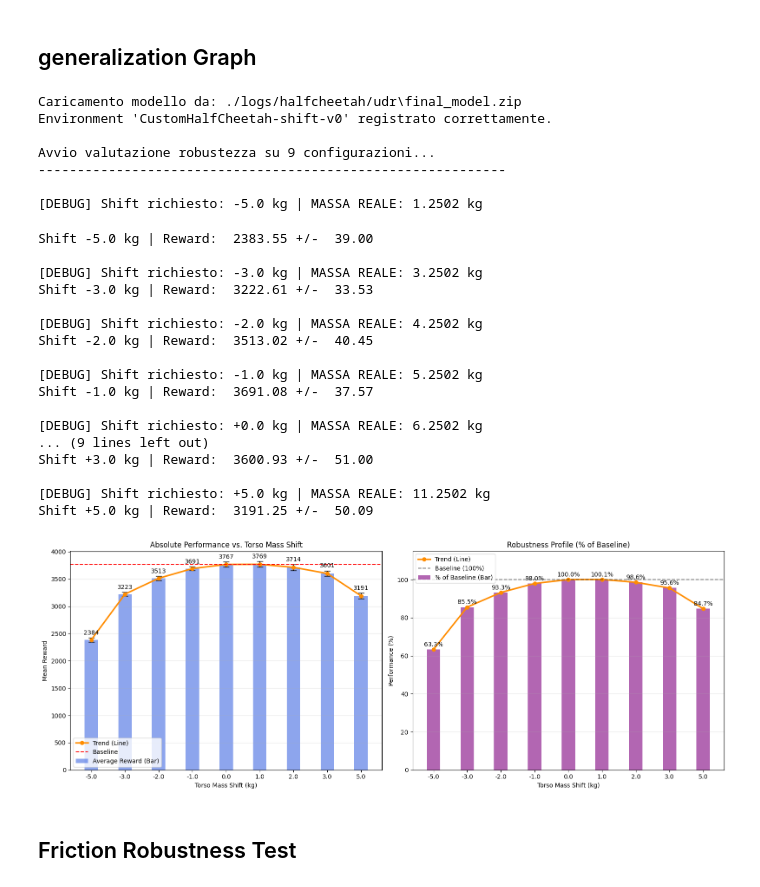
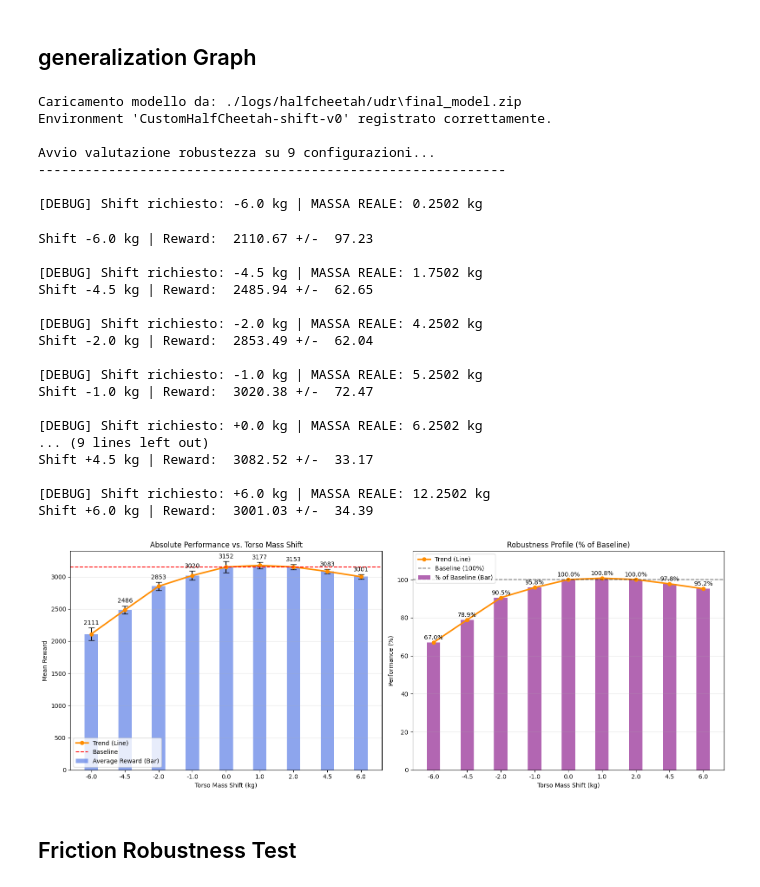
Before and after one commit to alessandro-benvenuti/doraemon-sim2real, a Jupyter notebook: notebooks/halfcheetah_experiments.ipynb, the cells around one changed output. Cells and saved outputs as stored; diff of their text form; code cells hidden in the pictures.

```diff
--- a/notebooks/halfcheetah_experiments.ipynb
+++ b/notebooks/halfcheetah_experiments.ipynb
@@ -203,7 +187,7 @@ except:
     pass
 
 # --- 4. CONFIGURAZIONE VALUTAZIONE ---
-mass_shifts = [-5.0, -3.0, -2.0, -1.0, 0.0, 1.0, 2.0, 3.0, 5.0]
+mass_shifts = [-6.0, -4.5, -2.0, -1.0, 0.0, 1.0, 2.0, 4.5, 6.0]
 n_eval_episodes = 20
 results_mean = []
 results_std = []
@@ -303,43 +287,43 @@ ax2.axhline(y=100.0, color='black', linestyle='--', alpha=0.5, label='Baseline (
 ax2.set_title('Robustness Profile (% of Baseline)')
 ax2.set_xlabel('Torso Mass Shift (kg)')
 ax2.set_ylabel('Performance (%)')
 ax2.set_xticks(x_pos)
 ax2.set_xticklabels(mass_shifts)
 ax2.set_ylim(0, max(115, np.max(percentages) + 10))
 ax2.grid(True, axis='y', alpha=0.3)
 ax2.legend()
 
 # Etichette barre
 ax2.bar_label(bars2, fmt='%.1f%%', padding=3)
 
 plt.tight_layout()
 plt.show()
 # %% [output]
 Caricamento modello da: ./logs/halfcheetah/udr\final_model.zip
 Environment 'CustomHalfCheetah-shift-v0' registrato correttamente.
 
 Avvio valutazione robustezza su 9 configurazioni...
 ------------------------------------------------------------
 
-[DEBUG] Shift richiesto: -5.0 kg | MASSA REALE: 1.2502 kg
+[DEBUG] Shift richiesto: -6.0 kg | MASSA REALE: 0.2502 kg
-Shift -5.0 kg | Reward:  2383.55 +/-  39.00
+Shift -6.0 kg | Reward:  2110.67 +/-  97.23
 
-[DEBUG] Shift richiesto: -3.0 kg | MASSA REALE: 3.2502 kg
-Shift -3.0 kg | Reward:  3222.61 +/-  33.53
+[DEBUG] Shift richiesto: -4.5 kg | MASSA REALE: 1.7502 kg
+Shift -4.5 kg | Reward:  2485.94 +/-  62.65
 
 [DEBUG] Shift richiesto: -2.0 kg | MASSA REALE: 4.2502 kg
-Shift -2.0 kg | Reward:  3513.02 +/-  40.45
+Shift -2.0 kg | Reward:  2853.49 +/-  62.04
 
 [DEBUG] Shift richiesto: -1.0 kg | MASSA REALE: 5.2502 kg
-Shift -1.0 kg | Reward:  3691.08 +/-  37.57
+Shift -1.0 kg | Reward:  3020.38 +/-  72.47
 
 [DEBUG] Shift richiesto: +0.0 kg | MASSA REALE: 6.2502 kg
 ... (9 lines left out)
-Shift +3.0 kg | Reward:  3600.93 +/-  51.00
+Shift +4.5 kg | Reward:  3082.52 +/-  33.17
 
-[DEBUG] Shift richiesto: +5.0 kg | MASSA REALE: 11.2502 kg
-Shift +5.0 kg | Reward:  3191.25 +/-  50.09
+[DEBUG] Shift richiesto: +6.0 kg | MASSA REALE: 12.2502 kg
+Shift +6.0 kg | Reward:  3001.03 +/-  34.39
-[figure, old version]
+[figure, new version]
 # %% [markdown]
 ## Friction Robustness Test
 # %%
```
Also changed, not shown: parts of 10 cells of this notebook, 3 other files.
